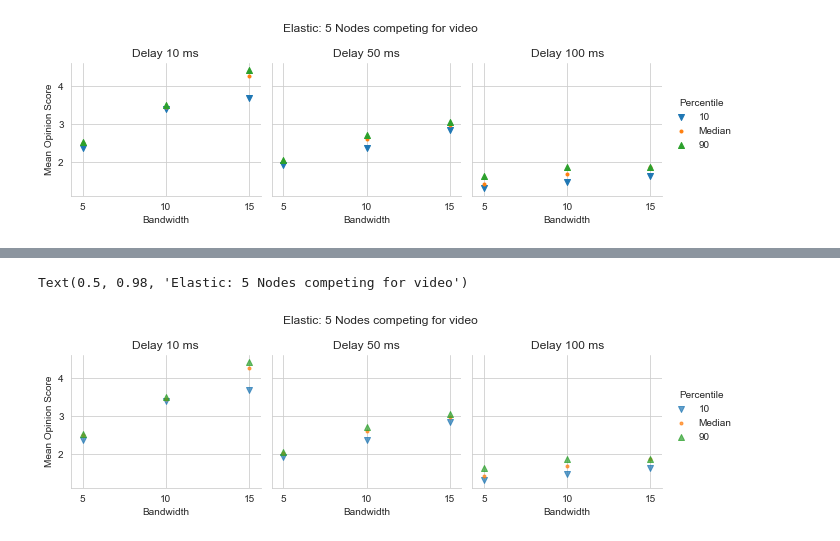
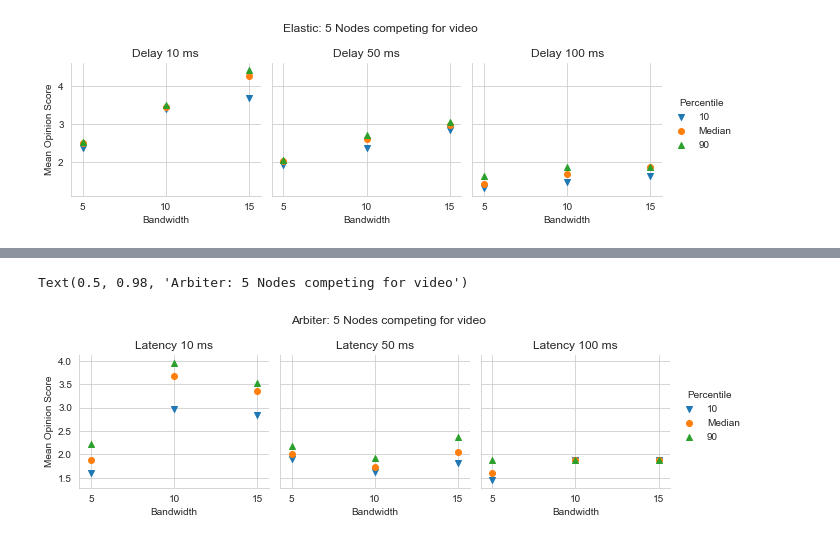
Before and after one commit to razaulmustafa852/goDash, a Jupyter notebook: 105090Updated.ipynb, the cells around one changed output, grey strips where cells are left out. Saved outputs shown, nothing was run; the diff lists cells and outputs as text; code cells hidden in the pictures.

```diff
--- a/105090Updated.ipynb
+++ b/105090Updated.ipynb
@@ -46,18 +66,18 @@ plt.savefig('elastic.eps', format='eps')
 # %%
-g = sns.FacetGrid(elastic_5, col="Delay", hue="Percentile",hue_kws={"marker": ["v", ".","^"]})
-g.map(plt.scatter, "Bandwidth", "MOS", alpha=.7)
+g = sns.FacetGrid(arbiter_10, col="Delay", hue="Percentile",hue_kws={"marker": ["v", "o","^"]})
+g.map(plt.scatter, "Bandwidth", "MOS")
 #g.add_legend(title= 'Nodes');
 g.set_axis_labels("Bandwidth", "Mean Opinion Score")
 g.add_legend(title= 'Percentile')
 plt.xticks([5, 10, 15])
 
 
 axes = g.axes.flatten()
-axes[0].set_title("Delay 10 ms")
-axes[1].set_title("Delay 50 ms")
-axes[2].set_title("Delay 100 ms")
+axes[0].set_title("Latency 10 ms")
+axes[1].set_title("Latency 50 ms")
+axes[2].set_title("Latency 100 ms")
 plt.subplots_adjust(top=0.80)
-g.fig.suptitle('Elastic: 5 Nodes competing for video') # can also get the figure from plt.gcf()
+g.fig.suptitle('Arbiter: 5 Nodes competing for video') # can also get the figure from plt.gcf()
 # %% [output]
-Text(0.5, 0.98, 'Elastic: 5 Nodes competing for video')
+Text(0.5, 0.98, 'Arbiter: 5 Nodes competing for video')
-[figure, old version]
+[figure, new version]
```
Also changed, not shown: parts of 5 cells of this notebook.
